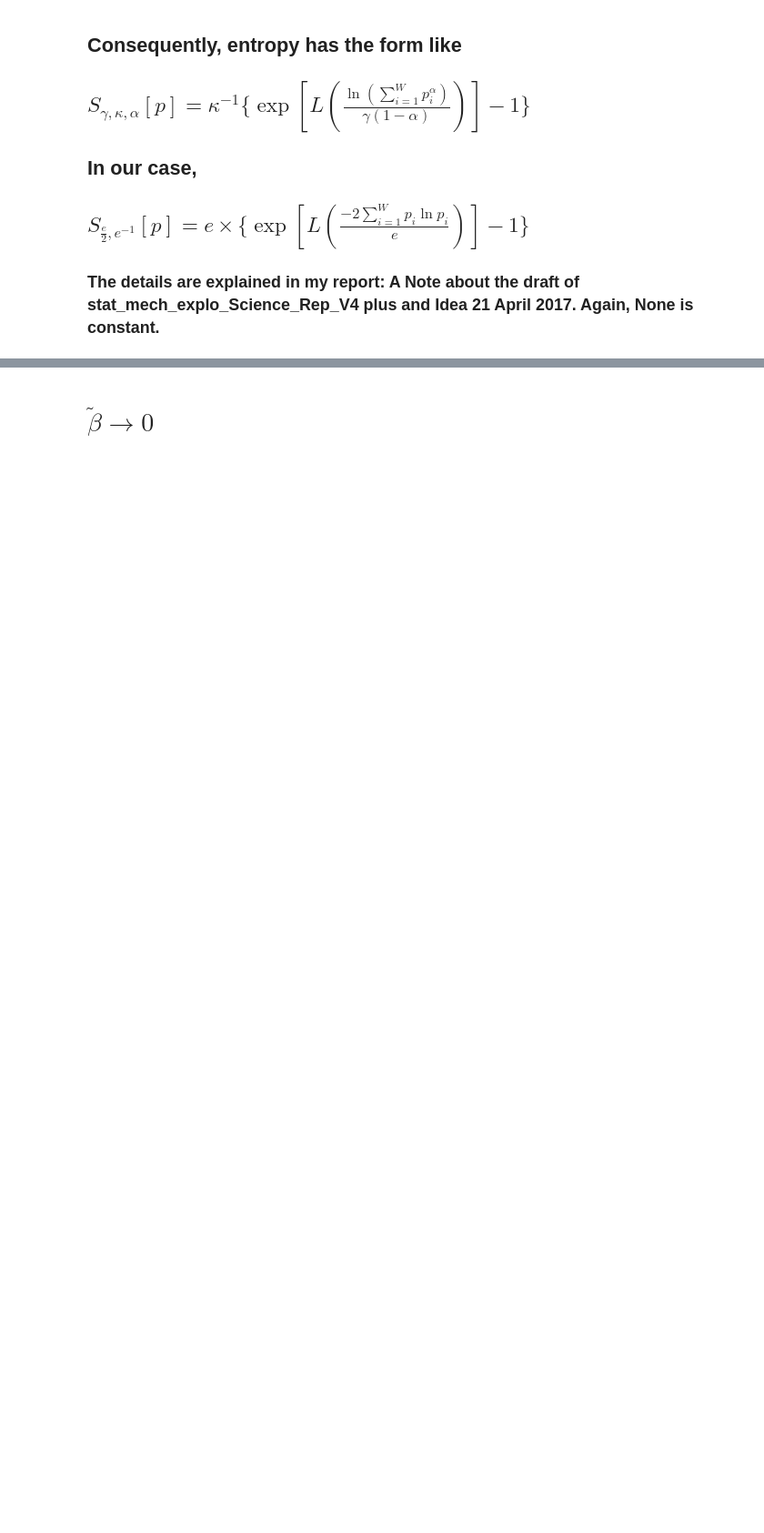
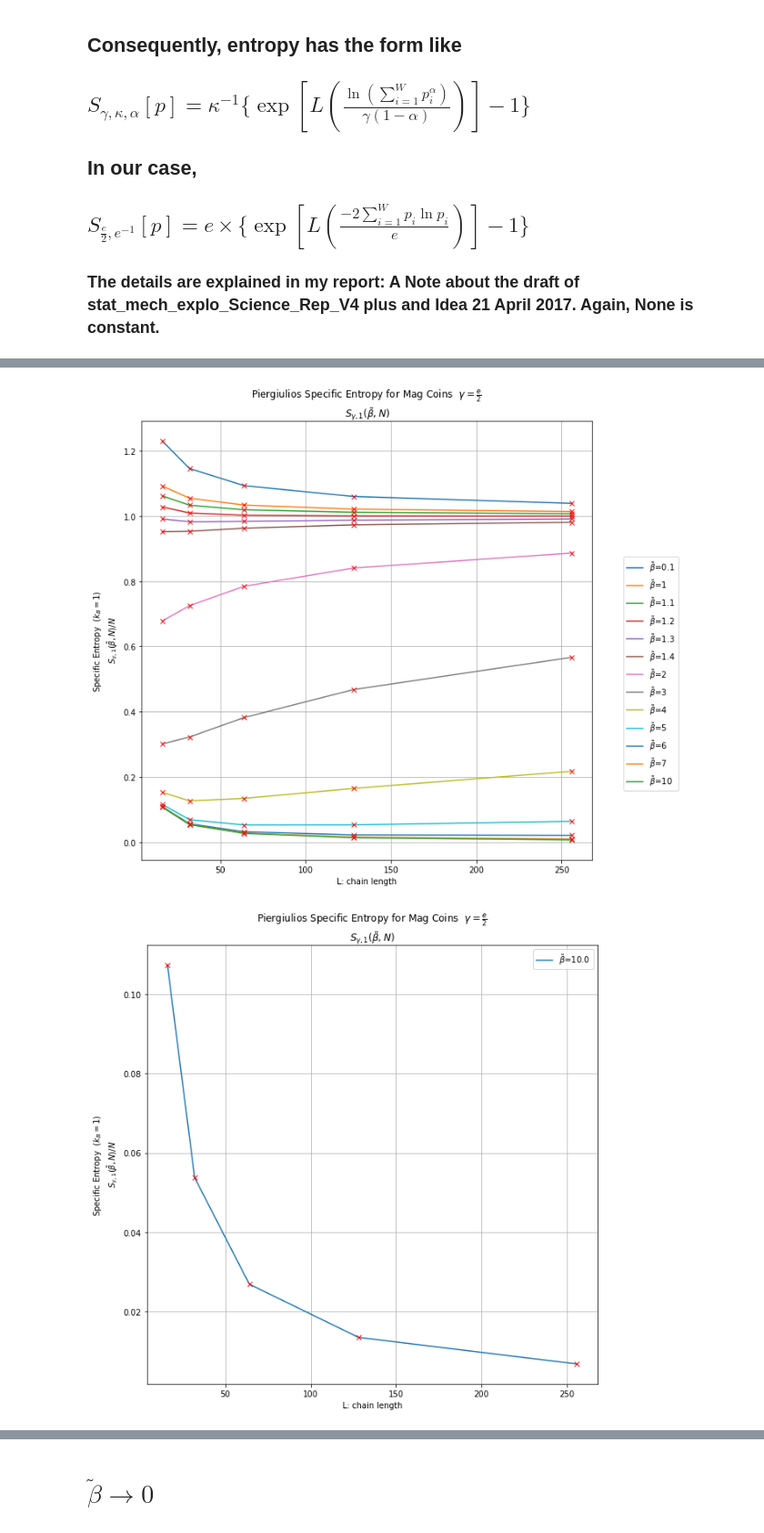
Before and after one commit to rpazuki/sampleNotebooks, a Jupyter notebook: Piergiulios Entropy-Mag Coins/Piergiulios Entropy-Mag Coins.ipynb, the cells around one changed output, grey strips where cells are left out. Shown at 91% size. Drawn from its saved outputs; the diff is of its cells as text; code cells hidden in the pictures; blank space fills up the shorter version.

```diff
--- a/Piergiulios Entropy-Mag Coins/Piergiulios Entropy-Mag Coins.ipynb
+++ b/Piergiulios Entropy-Mag Coins/Piergiulios Entropy-Mag Coins.ipynb
@@ -301,3 +271,65 @@ plt.show()
+# %%
+sizes = [16,32,64,128,256]
+
+T_0_1 = list(map(lambda n: specific_entropy_L(n,0.1),sizes))
+T1 = list(map(lambda n: specific_entropy_L(n,1.0),sizes))
+T1_1 = list(map(lambda n: specific_entropy_L(n,1.1),sizes))
+T1_2 = list(map(lambda n: specific_entropy_L(n,1.2),sizes))
+T1_3 = list(map(lambda n: specific_entropy_L(n,1.3),sizes))
+T1_4 = list(map(lambda n: specific_entropy_L(n,1.4),sizes))
+T2 = list(map(lambda n: specific_entropy_L(n,2.0),sizes))
+T3 = list(map(lambda n: specific_entropy_L(n,3.0),sizes))
+T4 = list(map(lambda n: specific_entropy_L(n,4.0),sizes))
+T5 = list(map(lambda n: specific_entropy_L(n,5.0),sizes))
+T6 = list(map(lambda n: specific_entropy_L(n,6.0),sizes))
+T7 = list(map(lambda n: specific_entropy_L(n,7.0),sizes))
+T10 = list(map(lambda n: specific_entropy_L(n,10.0),sizes))
+
+plt.plot(sizes,T_0_1,label=r'$\tilde{\beta}$=0.1')
+plt.plot(sizes,T_0_1,'rx')
+plt.plot(sizes,T1,label=r'$\tilde{\beta}$=1')
+plt.plot(sizes,T1,'rx')
+plt.plot(sizes,T1_1,label=r'$\tilde{\beta}$=1.1')
+plt.plot(sizes,T1_1,'rx')
+plt.plot(sizes,T1_2,label=r'$\tilde{\beta}$=1.2')
+plt.plot(sizes,T1_2,'rx')
+plt.plot(sizes,T1_3,label=r'$\tilde{\beta}$=1.3')
+plt.plot(sizes,T1_3,'rx')
+plt.plot(sizes,T1_4,label=r'$\tilde{\beta}$=1.4')
+plt.plot(sizes,T1_4,'rx')
+plt.plot(sizes,T2,label=r'$\tilde{\beta}$=2')
+plt.plot(sizes,T2,'rx')
+plt.plot(sizes,T3,label=r'$\tilde{\beta}$=3')
+plt.plot(sizes,T3,'rx')
+plt.plot(sizes,T4,label=r'$\tilde{\beta}$=4')
+plt.plot(sizes,T4,'rx')
+plt.plot(sizes,T5,label=r'$\tilde{\beta}$=5')
+plt.plot(sizes,T5,'rx')
+plt.plot(sizes,T6,label=r'$\tilde{\beta}$=6')
+plt.plot(sizes,T6,'rx')
+plt.plot(sizes,T7,label=r'$\tilde{\beta}$=7')
+plt.plot(sizes,T7,'rx')
+plt.plot(sizes,T10,label=r'$\tilde{\beta}$=10')
+plt.plot(sizes,T10,'rx')
+plt.grid()
+plt.legend(bbox_to_anchor=(1.2,0.7))
+plt.title(r'Piergiulios Specific Entropy for Mag Coins  $\gamma=\frac{e}{2}$'+ '\n'+ r'$S_{\gamma,1}(\tilde{\beta},N)$'  )
+plt.xlabel('L: chain length')
+plt.ylabel('Specific Entropy  ($k_B = 1$) \n'+r' $S_{\gamma,1}(\tilde{\beta},N)/N$ ')
+plt.show()
+
+plt.plot(sizes,T10,label=r'$\tilde{\beta}$=10.0')
+plt.plot(sizes,T10,'rx')
+plt.grid()
+plt.legend()
+plt.title(r'Piergiulios Specific Entropy for Mag Coins  $\gamma=\frac{e}{2}$'+'\n'+ r'$S_{\gamma,1}(\tilde{\beta},N)$' )
+plt.xlabel('L: chain length')
+plt.ylabel('Specific Entropy  ($k_B = 1$)\n'+r' $S_{\gamma,1}(\tilde{\beta},N)/N$ ')
+#plt.yscale('log')
+plt.show()
+# %% [output]
+[figure, added]
+[figure, added]
 # %%
 sizes = [16,32,64,128,256]
 
```
Also changed, not shown: parts of 5 cells of this notebook, 1 other file.
